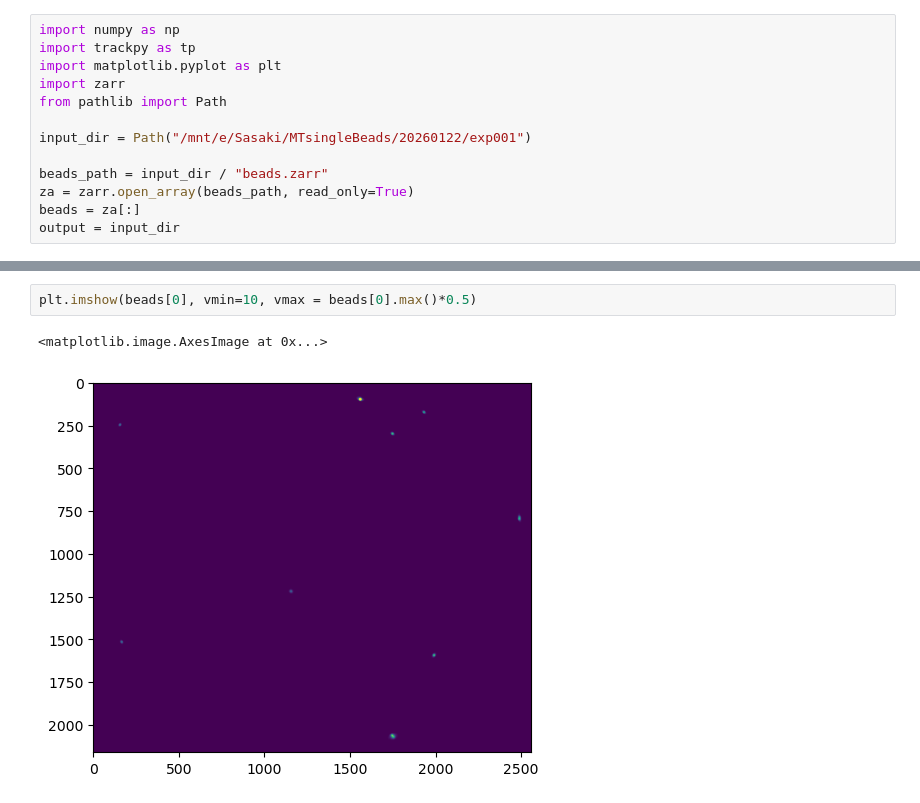
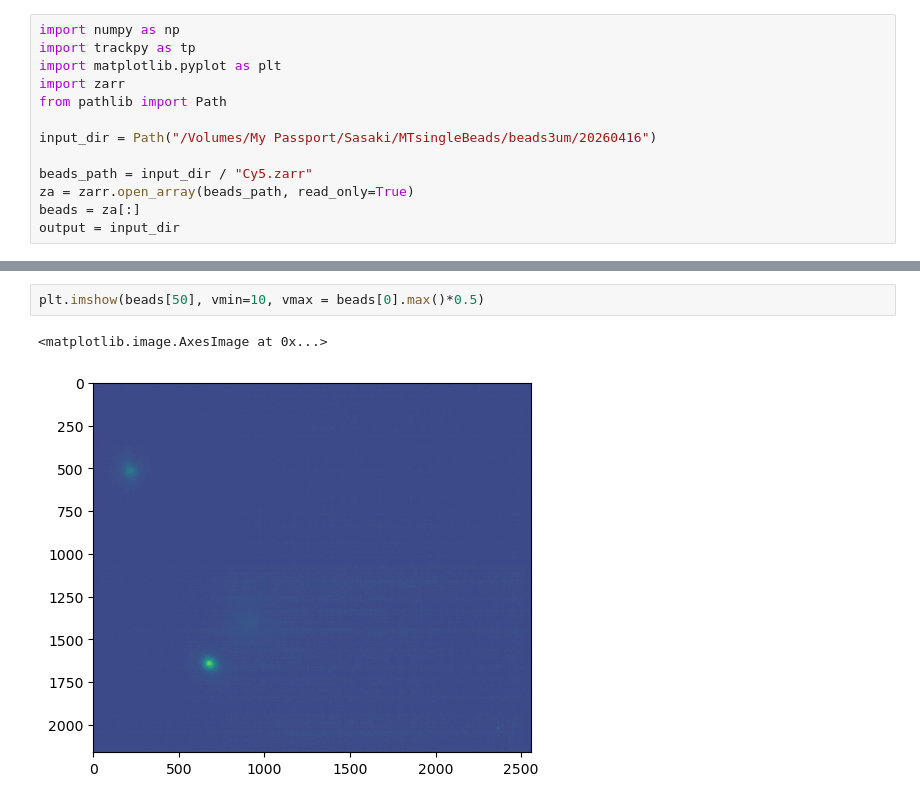
Before and after one commit to wppppupr/MTCargo_analysis, a Jupyter notebook: notebooks/trackBeads.ipynb, the cells around one changed output, grey strips where cells are left out. Saved outputs shown, nothing was run; the diff lists cells and outputs as text.

```diff
--- a/notebooks/trackBeads.ipynb
+++ b/notebooks/trackBeads.ipynb
@@ -5,9 +5,9 @@ import matplotlib.pyplot as plt
 import zarr
 from pathlib import Path
 
-input_dir = Path("/mnt/e/Sasaki/MTsingleBeads/20260122/exp001")
+input_dir = Path("/Volumes/My Passport/Sasaki/MTsingleBeads/beads3um/20260416")
 
-beads_path = input_dir / "beads.zarr"
+beads_path = input_dir / "Cy5.zarr"
 za = zarr.open_array(beads_path, read_only=True)
 beads = za[:]
 output = input_dir
@@ -52,8 +52,8 @@ ax.set(xlabel='mass', ylabel='count');
 # %%
-plt.imshow(beads[0], vmin=10, vmax = beads[0].max()*0.5)
+plt.imshow(beads[50], vmin=10, vmax = beads[0].max()*0.5)
 # %% [output]
 <matplotlib.image.AxesImage at 0x...>
-[figure, old version]
+[figure, new version]
 # %%
 f = tp.batch(beads, pxdiameter, minmass = minmass, threshold=threshold)
 # %% [output]
```
Also changed, not shown: parts of 5 cells of this notebook, 7 other files.
